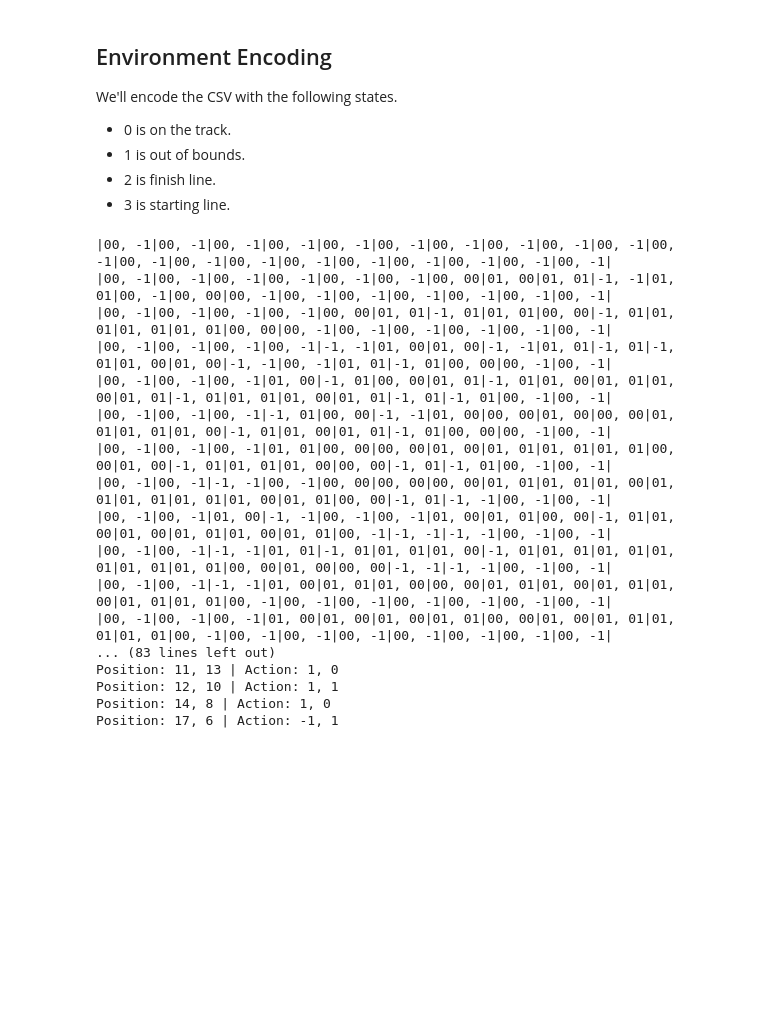
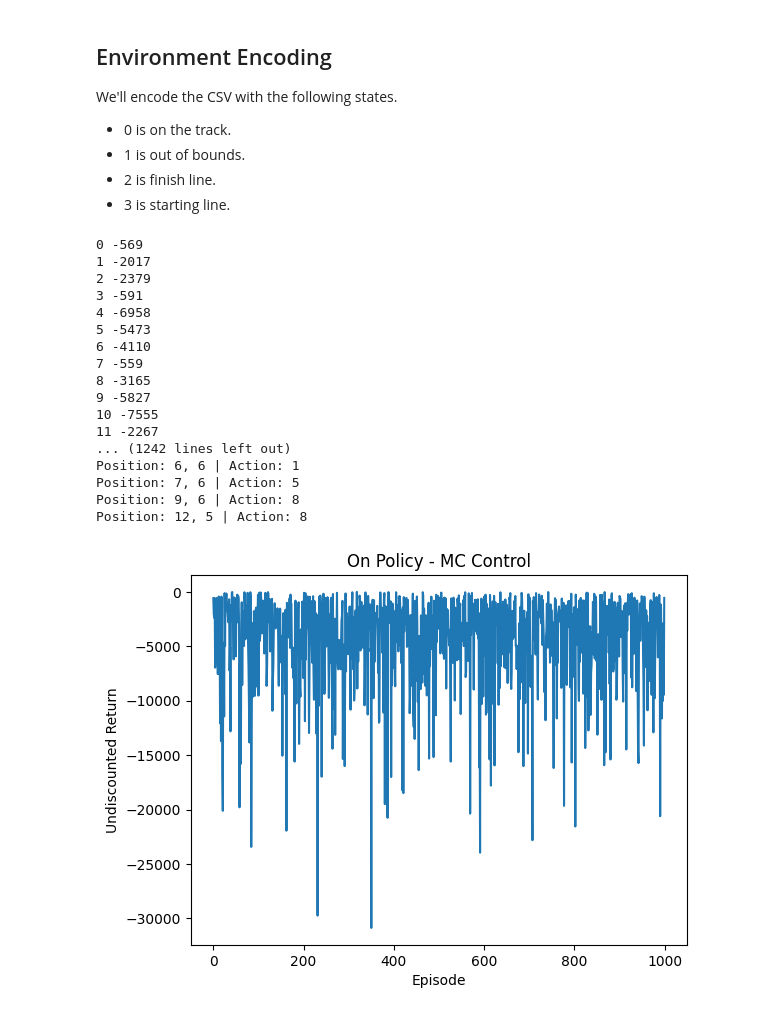
Before and after one commit to iSkytran/rlexercises, a Jupyter notebook: monte_carlo.ipynb, the cells around one changed output. Saved outputs shown, nothing was run; the diff lists cells and outputs as text; code cells hidden in the pictures; blank space fills up the shorter version.

```diff
--- a/monte_carlo.ipynb
+++ b/monte_carlo.ipynb
@@ -14,23 +15,40 @@ We'll encode the CSV with the following states.
 - 3 is starting line.
 # %%
 class Environment():
+    ACTIONS = {
+        0 : (1, -1),
+        1 : (1, 0),
+        2 : (1, 1),
+        3 : (0, -1),
+        4 : (0, 0),
+        5 : (0, 1),
+        6 : (-1, -1),
+        7 : (-1, 0),
+        8 : (-1, 1)
+    }
+
+    ACTION_SPACE = len(ACTIONS)
+
     def __init__(self, path: str) -> None:
         self.racetrack: npt.NDArray = np.loadtxt(path, delimiter=",")
         self.starts: npt.NDArray = np.argwhere(self.racetrack == 3)
         self.ends: npt.NDArray = np.argwhere(self.racetrack == 2)
-        self.actions: npt.NDArray = np.stack(np.meshgrid([-1, 0, 1], [-1, 0, 1])).reshape(-1, 2)
         self.reset()
+
+    def get_actions(self):
+        return [*self.ACTIONS]
 
     def reset(self) -> None:
         self.state: npt.NDArray = self.starts[np.random.choice(self.starts.shape[0]), :].copy()
         self.velocity: npt.NDArray = np.zeros(2, dtype=np.int32)
 
-    def step(self, action: npt.NDArray, randomness: int = 0.1) -> Tuple[npt.NDArray, npt.NDArray, bool]:
+    def step(self, action: int, randomness: int = 0.1) -> Tuple[npt.NDArray, npt.NDArray, bool]:
         done = False
+        reward = -1
 
         # Don't change velocity with some randomness.
         if np.random.rand() >= randomness:
-            self.velocity += action
+            self.velocity += self.ACTIONS[action]
         self.state += self.velocity
 
         # Constrain to within racetrack array.
@@ -38,14 +56,12 @@ class Environment():
 
         # State checks. Ignore starting state as it's only used for initialization.
         if self.racetrack[tuple(self.state)] == 1:
+            reward -= 10
             self.reset()
         elif self.racetrack[tuple(self.state)] == 2:
+            reward += 10
             done = True
 
-        # Calculate rewards as distance from some finish state.
-        terminal = self.ends[np.random.choice(self.ends.shape[0]), :]
-        reward = -1 * np.linalg.norm(self.state - terminal)
-
         return self.state, reward, done
 # %%
 class Agent():
@@ -110,24 +164,26 @@ class Agent():
 # %%
-env = Environment("./racetrack.csv")
-agent = Agent(env)
-agent.every_visit_mc()
-agent.print_action()
-agent.simulate_Q()
+env = Environment("./racetrack2.csv")
+agent_first_visit = Agent(env)
+agent_first_visit.first_visit_mc()
+agent_first_visit.print_action()
+agent_first_visit.simulate_Q()
+agent_first_visit.plot_rewards()
 # %% [output]
-|00, -1|00, -1|00, -1|00, -1|00, -1|00, -1|00, -1|00, -1|00, -1|00, -1|00, -1|00, -1|00, -1|00, -1|00, -1|00, -1|00, -1|00, -1|00, -1|00, -1|
-|00, -1|00, -1|00, -1|00, -1|00, -1|00, -1|00, 00|01, 00|01, 01|-1, -1|01, 01|00, -1|00, 00|00, -1|00, -1|00, -1|00, -1|00, -1|00, -1|00, -1|
-|00, -1|00, -1|00, -1|00, -1|00, 00|01, 01|-1, 01|01, 01|00, 00|-1, 01|01, 01|01, 01|01, 01|00, 00|00, -1|00, -1|00, -1|00, -1|00, -1|00, -1|
-|00, -1|00, -1|00, -1|00, -1|-1, -1|01, 00|01, 00|-1, -1|01, 01|-1, 01|-1, 01|01, 00|01, 00|-1, -1|00, -1|01, 01|-1, 01|00, 00|00, -1|00, -1|
-|00, -1|00, -1|00, -1|01, 00|-1, 01|00, 00|01, 01|-1, 01|01, 00|01, 01|01, 00|01, 01|-1, 01|01, 01|01, 00|01, 01|-1, 01|-1, 01|00, -1|00, -1|
-|00, -1|00, -1|00, -1|-1, 01|00, 00|-1, -1|01, 00|00, 00|01, 00|00, 00|01, 01|01, 01|01, 00|-1, 01|01, 00|01, 01|-1, 01|00, 00|00, -1|00, -1|
-|00, -1|00, -1|00, -1|01, 01|00, 00|00, 00|01, 00|01, 01|01, 01|01, 01|00, 00|01, 00|-1, 01|01, 01|01, 00|00, 00|-1, 01|-1, 01|00, -1|00, -1|
-|00, -1|00, -1|-1, -1|00, -1|00, 00|00, 00|00, 00|01, 01|01, 01|01, 00|01, 01|01, 01|01, 01|01, 00|01, 01|00, 00|-1, 01|-1, -1|00, -1|00, -1|
-|00, -1|00, -1|01, 00|-1, -1|00, -1|00, -1|01, 00|01, 01|00, 00|-1, 01|01, 00|01, 00|01, 01|01, 00|01, 01|00, -1|-1, -1|-1, -1|00, -1|00, -1|
-|00, -1|00, -1|-1, -1|01, 01|-1, 01|01, 01|01, 00|-1, 01|01, 01|01, 01|01, 01|01, 01|01, 01|00, 00|01, 00|00, 00|-1, -1|-1, -1|00, -1|00, -1|
-|00, -1|00, -1|-1, -1|01, 00|01, 01|01, 00|00, 00|01, 01|01, 00|01, 01|01, 00|01, 01|01, 01|00, -1|00, -1|00, -1|00, -1|00, -1|00, -1|00, -1|
-|00, -1|00, -1|00, -1|01, 00|01, 00|01, 00|01, 01|00, 00|01, 00|01, 01|01, 01|01, 01|00, -1|00, -1|00, -1|00, -1|00, -1|00, -1|00, -1|00, -1|
-... (83 lines left out)
-Position: 11, 13 | Action: 1, 0
-Position: 12, 10 | Action: 1, 1
-Position: 14, 8 | Action: 1, 0
-Position: 17, 6 | Action: -1, 1
+0 -569
+1 -2017
+2 -2379
+3 -591
+4 -6958
+5 -5473
+6 -4110
+7 -559
+8 -3165
+9 -5827
+10 -7555
+11 -2267
+... (1242 lines left out)
+Position: 6, 6 | Action: 1
+Position: 7, 6 | Action: 5
+Position: 9, 6 | Action: 8
+Position: 12, 5 | Action: 8
+[figure, added]
```
Also changed, not shown: parts of 3 cells of this notebook, 1 other file.
